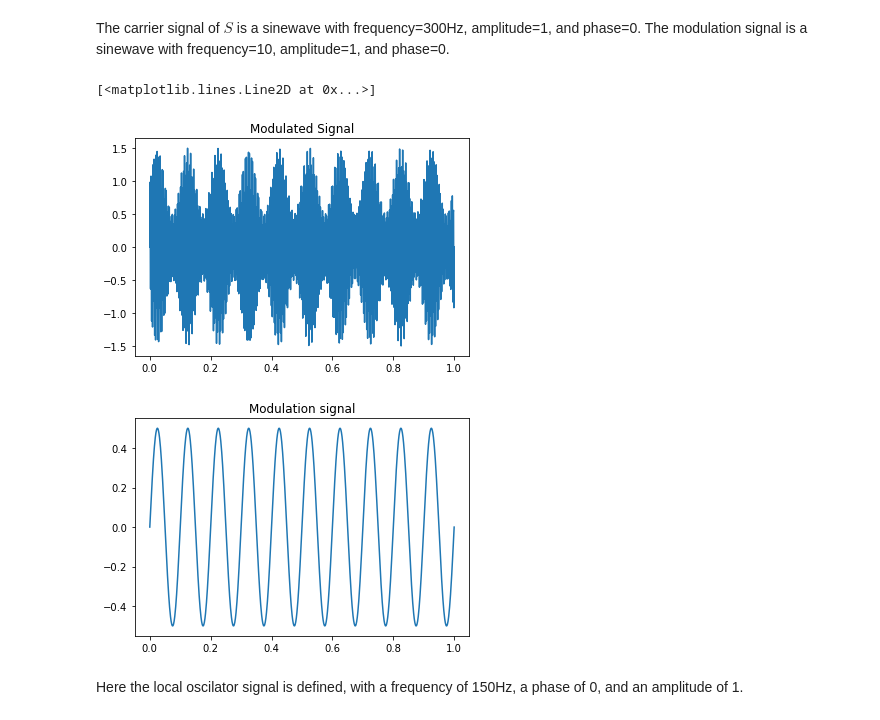
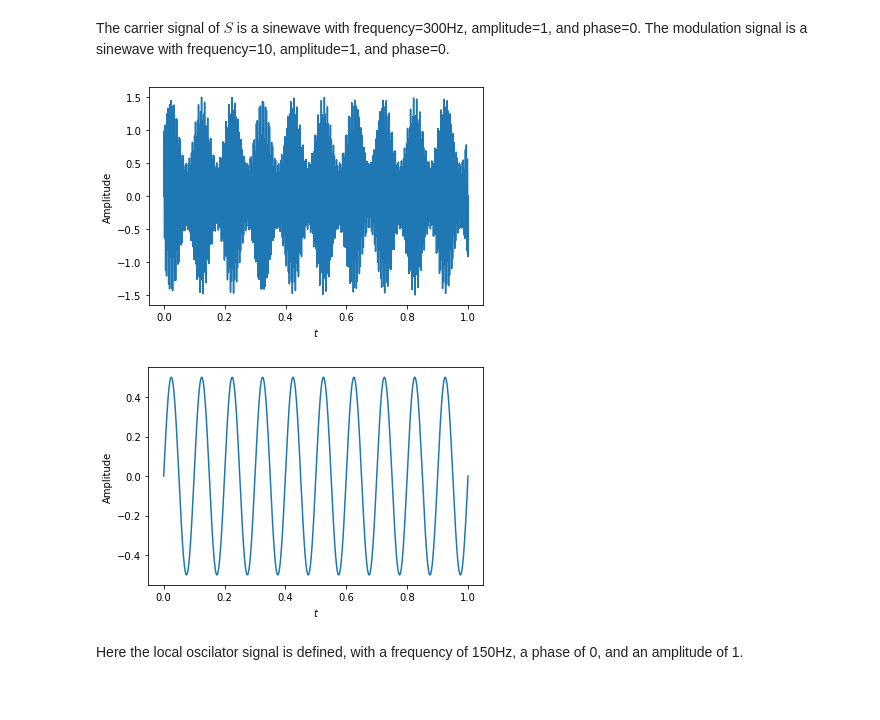
Before and after one commit to ahll19/P6, a Jupyter notebook: AM_mixer.ipynb, the cells around one changed output. Saved outputs shown, nothing was run; the diff lists cells and outputs as text; code cells hidden in the pictures.

```diff
--- a/AM_mixer.ipynb
+++ b/AM_mixer.ipynb
@@ -21,18 +21,21 @@ Sc = np.sin(t*twopi*fc)
 Sm = 0.5*np.sin(t*twopi*fm)
 
 S = (1+Sm)*Sc
-# %%
-# plotting the modulated signal
-fig, ax = plt.subplots()
-ax.set_title("Modulated Signal")
-ax.plot(t, S)
-fig_, ax_ = plt.subplots()
-ax_.set_title("Modulation signal")
-ax_.plot(t, Sm)
-# %% [output]
-[<matplotlib.lines.Line2D at 0x...>]
-[figure, removed]
-[figure, removed]
+# %%
+# plotting the modulated signal
+plt.plot(t, S)
+plt.xlabel(r"$t$")
+plt.ylabel("Amplitude")
+plt.savefig("Modulated_signal.pdf")
+plt.show()
+plt.plot(t, Sm)
+plt.xlabel(r"$t$")
+plt.ylabel("Amplitude")
+plt.savefig("Modulation_signal.pdf")
+plt.show()
+# %% [output]
+[figure, added]
+[figure, added]
 # %% [markdown]
 Here the local oscilator signal is defined, with a frequency of 150Hz, a phase of 0, and an amplitude of 1.
 # %%
```
Also changed, not shown: parts of 7 cells of this notebook.
